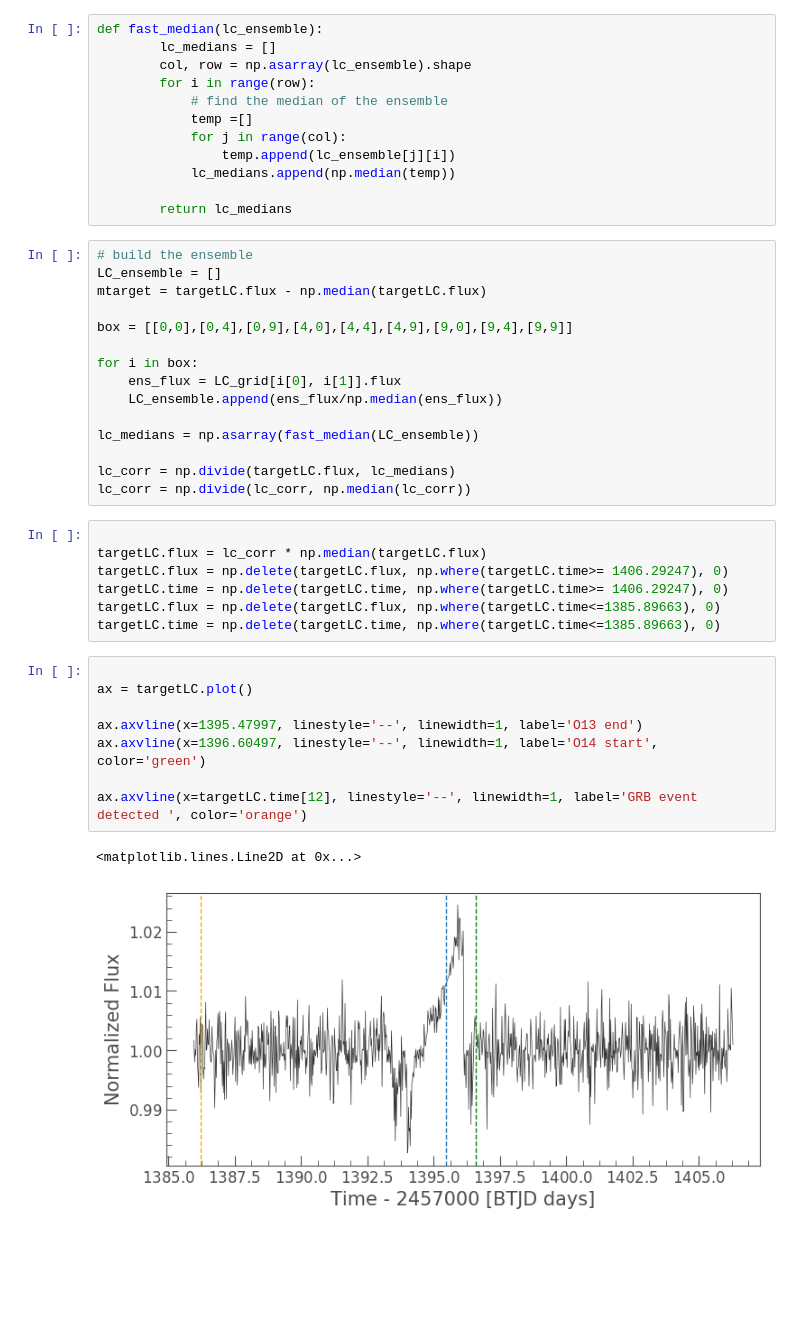
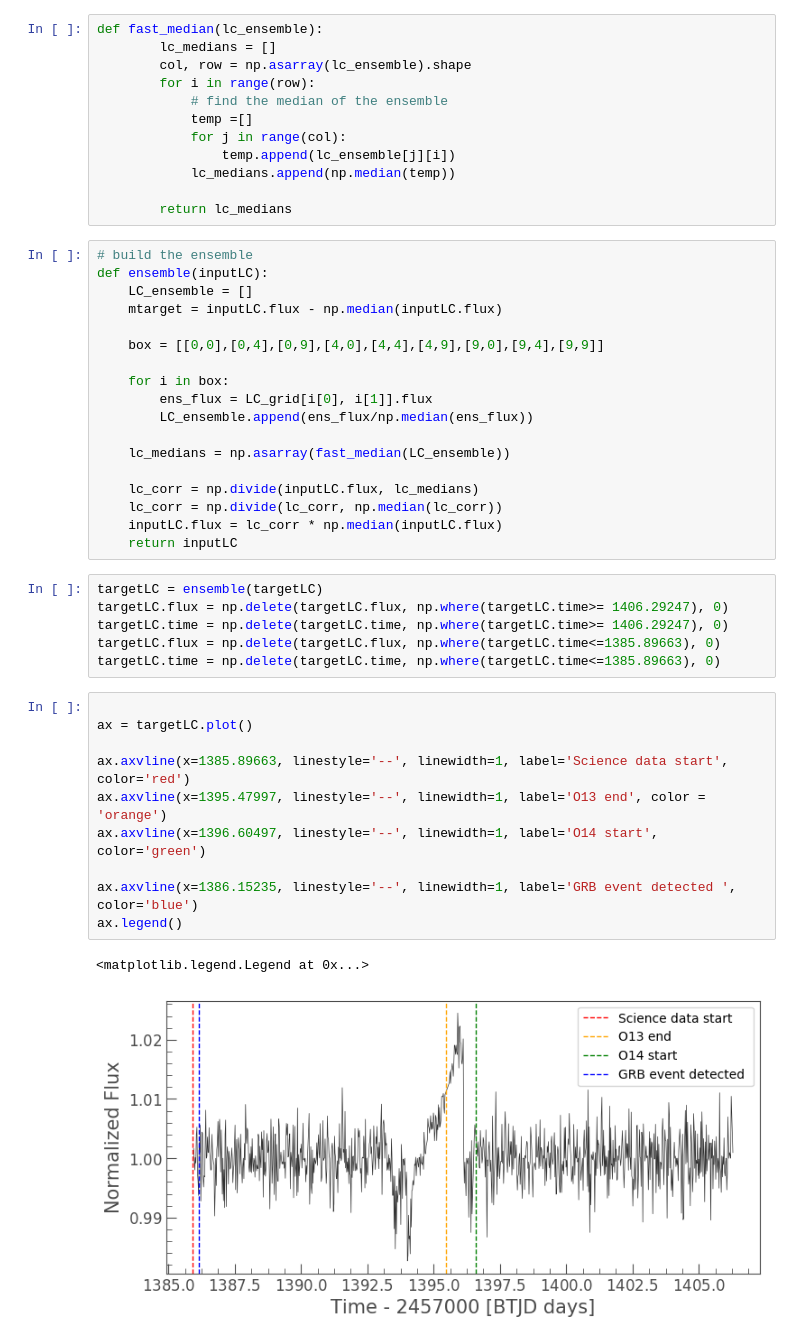
Before and after one commit to FGCUStellarResearch/GammaRayVisualizations, a Jupyter notebook: Lightkurve_sample.ipynb, the cells around one changed output. Drawn from its saved outputs; the diff is of its cells as text; blank space fills up the shorter version.

```diff
--- a/Lightkurve_sample.ipynb
+++ b/Lightkurve_sample.ipynb
@@ -160,22 +160,24 @@ def fast_median(lc_ensemble):
         return lc_medians
 # %%
 # build the ensemble
-LC_ensemble = []
-mtarget = targetLC.flux - np.median(targetLC.flux)
+def ensemble(inputLC):
+    LC_ensemble = []
+    mtarget = inputLC.flux - np.median(inputLC.flux)
 
-box = [[0,0],[0,4],[0,9],[4,0],[4,4],[4,9],[9,0],[9,4],[9,9]]
+    box = [[0,0],[0,4],[0,9],[4,0],[4,4],[4,9],[9,0],[9,4],[9,9]]
 
-for i in box:
-    ens_flux = LC_grid[i[0], i[1]].flux
-    LC_ensemble.append(ens_flux/np.median(ens_flux))
+    for i in box:
+        ens_flux = LC_grid[i[0], i[1]].flux
+        LC_ensemble.append(ens_flux/np.median(ens_flux))
 
-lc_medians = np.asarray(fast_median(LC_ensemble))
+    lc_medians = np.asarray(fast_median(LC_ensemble))
 
-lc_corr = np.divide(targetLC.flux, lc_medians)
-lc_corr = np.divide(lc_corr, np.median(lc_corr))
+    lc_corr = np.divide(inputLC.flux, lc_medians)
+    lc_corr = np.divide(lc_corr, np.median(lc_corr))
+    inputLC.flux = lc_corr * np.median(inputLC.flux)
+    return inputLC
 # %%
-
-targetLC.flux = lc_corr * np.median(targetLC.flux)
+targetLC = ensemble(targetLC)
 targetLC.flux = np.delete(targetLC.flux, np.where(targetLC.time>= 1406.29247), 0)
 targetLC.time = np.delete(targetLC.time, np.where(targetLC.time>= 1406.29247), 0)
 targetLC.flux = np.delete(targetLC.flux, np.where(targetLC.time<=1385.89663), 0)
@@ -183,11 +185,13 @@ targetLC.time = np.delete(targetLC.time, np.where(targetLC.time<=1385.89663), 0)
 # %%
 
 ax = targetLC.plot()
 
-ax.axvline(x=1395.47997, linestyle='--', linewidth=1, label='O13 end')
+ax.axvline(x=1385.89663, linestyle='--', linewidth=1, label='Science data start', color='red')
+ax.axvline(x=1395.47997, linestyle='--', linewidth=1, label='O13 end', color = 'orange')
 ax.axvline(x=1396.60497, linestyle='--', linewidth=1, label='O14 start', color='green')
 
-ax.axvline(x=targetLC.time[12], linestyle='--', linewidth=1, label='GRB event detected ', color='orange')
+ax.axvline(x=1386.15235, linestyle='--', linewidth=1, label='GRB event detected ', color='blue')
+ax.legend()
 # %% [output]
-<matplotlib.lines.Line2D at 0x...>
+<matplotlib.legend.Legend at 0x...>
-[figure, old version]
+[figure, new version]
```
Also changed, not shown: parts of 1 cell of this notebook.
